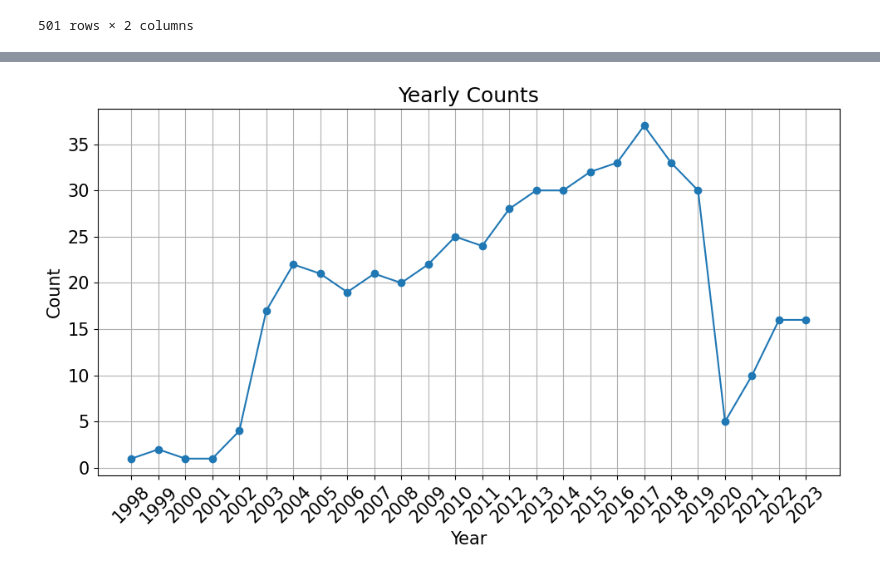
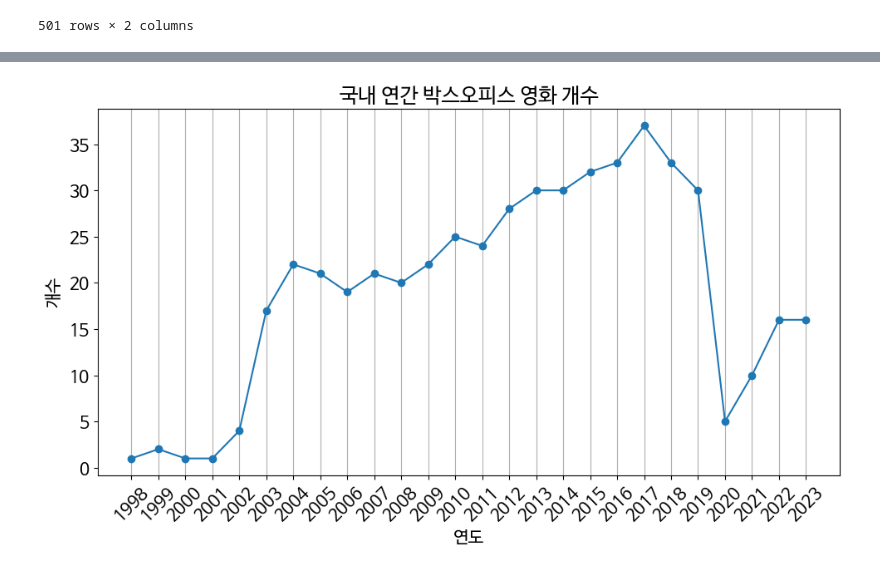
Before and after one commit to yeonjae02/winter-bigdata, a Jupyter notebook: code/연간_박스오피스_영화_개수.ipynb, the cells around one changed output, grey strips where cells are left out. Cells and saved outputs as stored; diff of their text form; code cells hidden in the pictures.

```diff
--- a/code/연간_박스오피스_영화_개수.ipynb
+++ b/code/연간_박스오피스_영화_개수.ipynb
@@ -2,6 +24,7 @@
 import pandas as pd
 import matplotlib
 import matplotlib.pyplot as plt
+plt.rc('font', family='NanumBarunGothic')
 # %%
 matplotlib.rcParams['font.size'] = 15 # 폰트 크기
 matplotlib.rcParams['axes.unicode_minus'] = False # 한글 폰트 사용 시 마이너스 글자가 깨지는 것 방지
@@ -84,13 +112,12 @@ counts = [count for year, count in sorted_data]
 # 그래프 그리기
 plt.figure(figsize=(10, 6))
 plt.plot(years, counts, marker='o', linestyle='-')
-plt.title('Yearly Counts')
-plt.xlabel('Year')
-plt.ylabel('Count')
-plt.grid(True)
+plt.title('국내 연간 박스오피스 영화 개수')
+plt.xlabel('연도')
+plt.ylabel('개수')
+plt.grid(axis = 'x')
 plt.xticks(years, rotation=45)
 plt.tight_layout()
 
-plt.savefig('연간 박스오피스 영화 개수.png', dpi=1300)
 plt.show()
 # %% [output]
@@ -114 +124 @@ WARNING:matplotlib.font_manager:findfont: Font family 'Malgun Gothic' not found.
-[figure, old version]
+[figure, new version]
```
Also changed, not shown: parts of 3 cells of this notebook.
